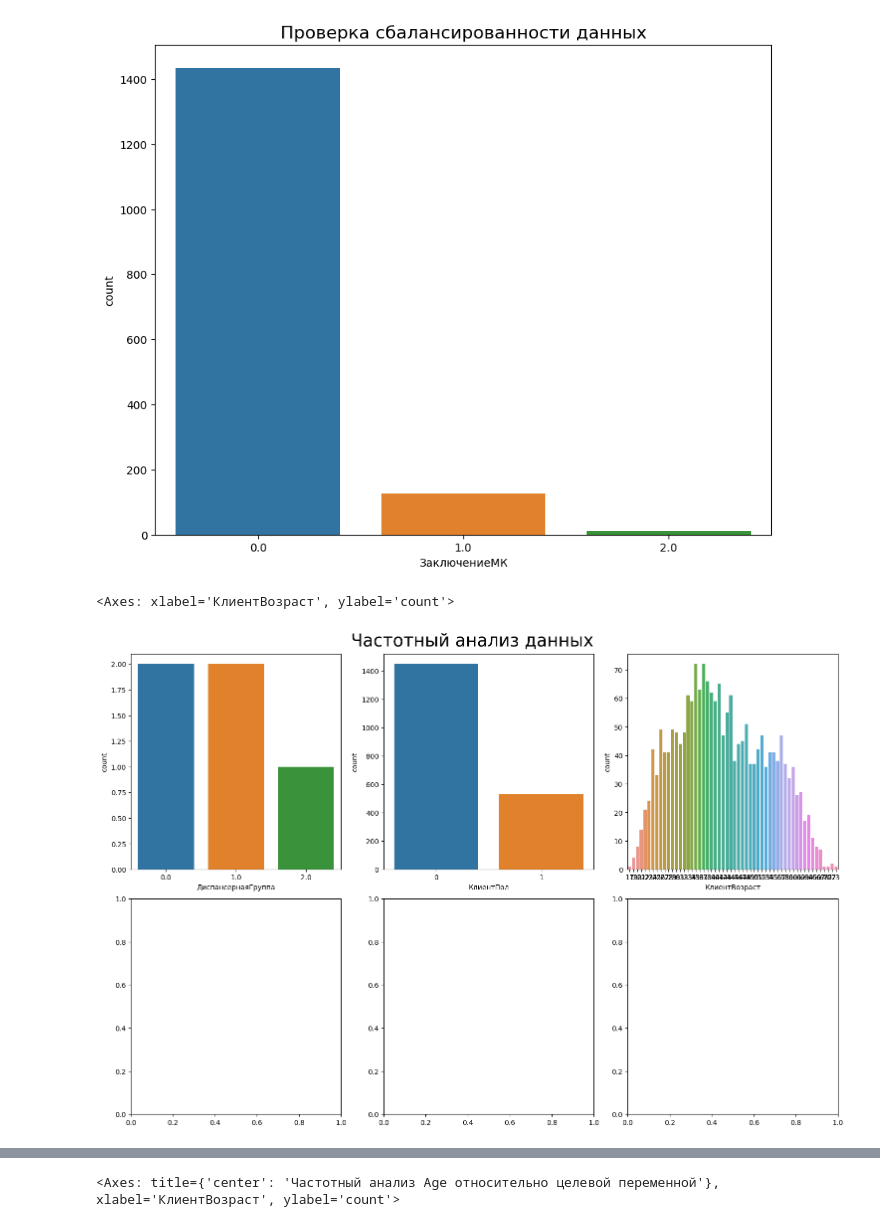
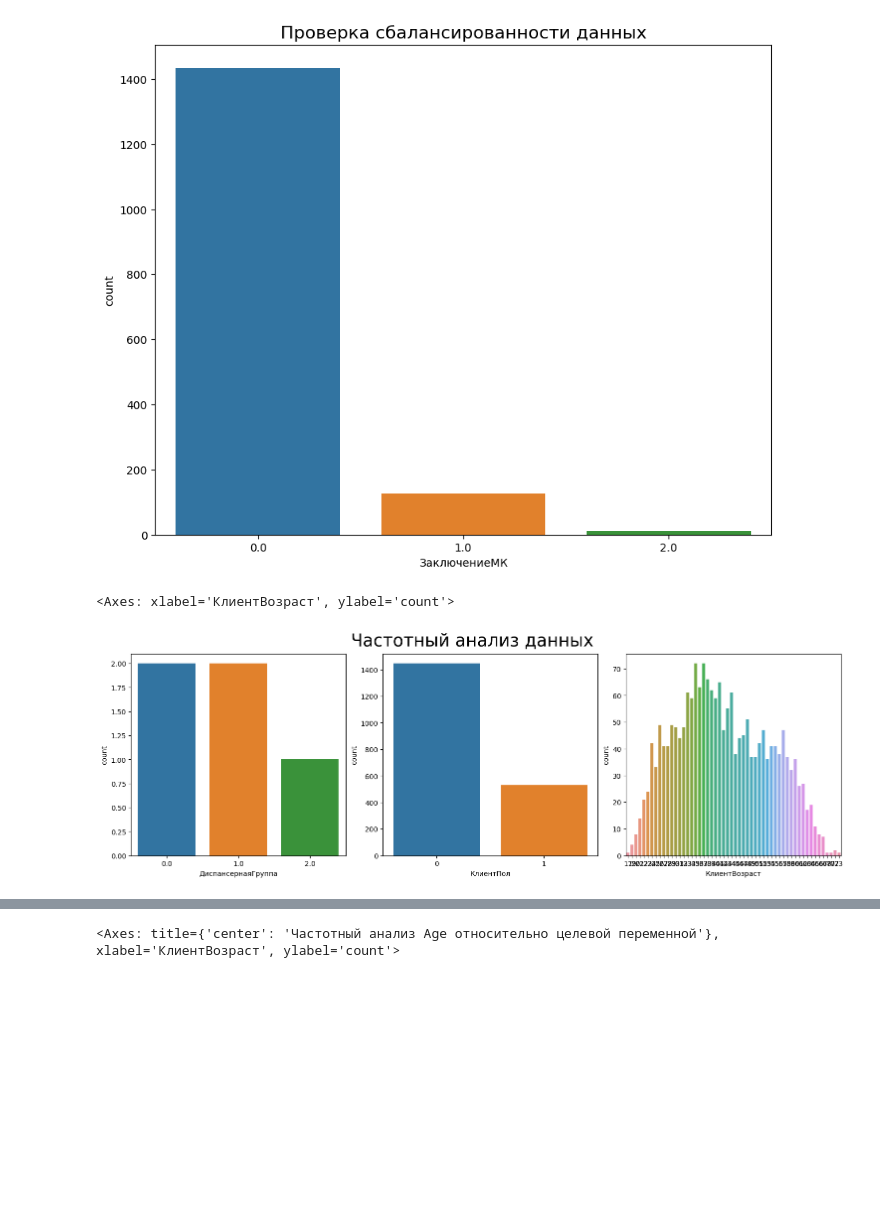
Before and after one commit to Untick/InspectrumClinic_RecSys, a Jupyter notebook: Paul Himyak/work_with_dataset.ipynb, the cells around one changed output, grey strips where cells are left out. Saved outputs shown, nothing was run; the diff lists cells and outputs as text; code cells hidden in the pictures; blank space fills up the shorter version.

```diff
--- a/Paul Himyak/work_with_dataset.ipynb
+++ b/Paul Himyak/work_with_dataset.ipynb
@@ -191,17 +191,17 @@ sns.countplot(x=FIELD_CONCLUSION, data=df_new)
 [figure]
 # %%
 # Задаем параметры полотна
-fig, ax = plt.subplots(2,3, sharex=False, sharey=False,figsize=(15,10), constrained_layout=True)
+fig, ax = plt.subplots(1,3, sharex=False, sharey=False,figsize=(15,5), constrained_layout=True)
 
 # Добавляем название графика
 fig.suptitle('Частотный анализ данных', fontsize=25)
 
 # Отрисовываем графики по каждому параметру
-sns.countplot(x= FIELD_DISPANSARY_GROUP, data=df_new, ax=ax[0,0])
-sns.countplot(x= FIELD_CLIENT_GENDER, data=df_new, ax=ax[0,1])
-sns.countplot(x= FIELD_CLIENT_AGE, data=df_new, ax = ax[0,2])
+sns.countplot(x= FIELD_DISPANSARY_GROUP, data=df_new, ax=ax[0])
+sns.countplot(x= FIELD_CLIENT_GENDER, data=df_new, ax=ax[1])
+sns.countplot(x= FIELD_CLIENT_AGE, data=df_new, ax = ax[2])
 # %% [output]
 <Axes: xlabel='КлиентВозраст', ylabel='count'>
-[figure, old version]
+[figure, new version]
 # %%
 # Задаем параметры полотна
```
Also changed, not shown: parts of 9 cells of this notebook.
